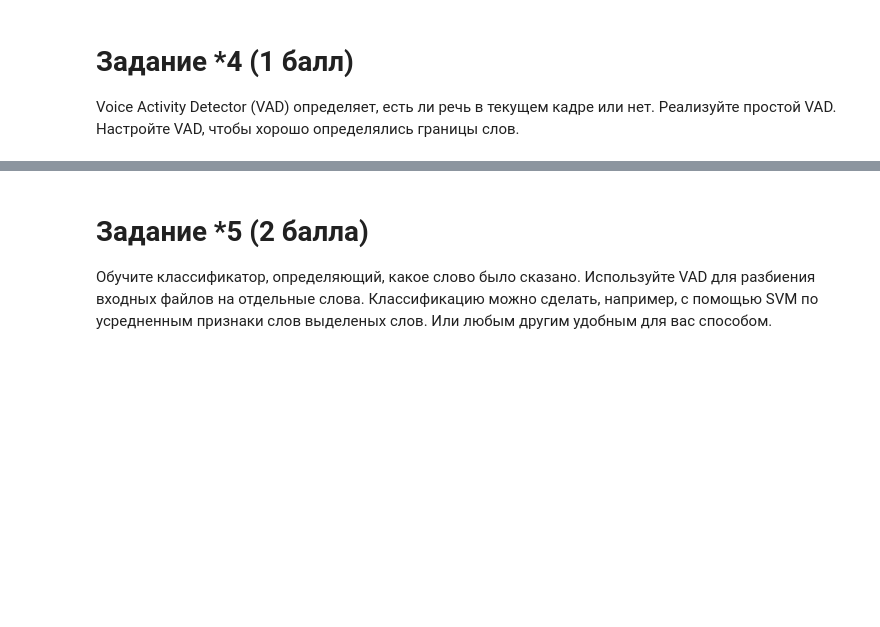
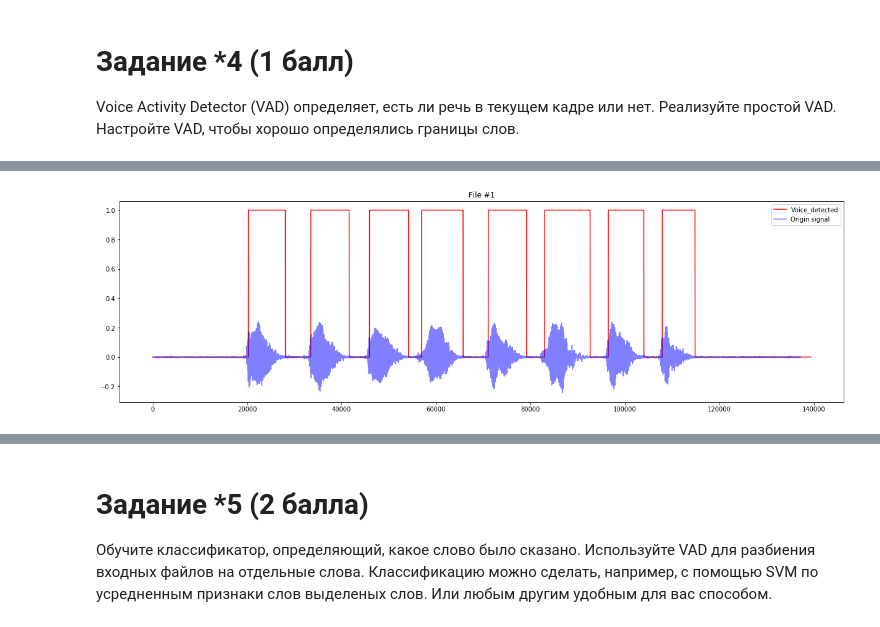
Before and after one commit to KhubbatulinMark/speech-processing-made-2021, a Jupyter notebook: laboratory/lab4.ipynb, the cells around one changed output, grey strips where cells are left out. Cells and saved outputs as stored; diff of their text form; code cells hidden in the pictures; blank space fills up the shorter version.

```diff
--- a/laboratory/lab4.ipynb
+++ b/laboratory/lab4.ipynb
@@ -327,0 +366,5 @@ TypeError: Cannot interpret '1' as a data type
+# %%
+test.find_voice(800)
+test.plot_voice(f'File #{1}')
+# %% [output]
+[figure, added]
```
Also changed, not shown: parts of 19 cells of this notebook.
